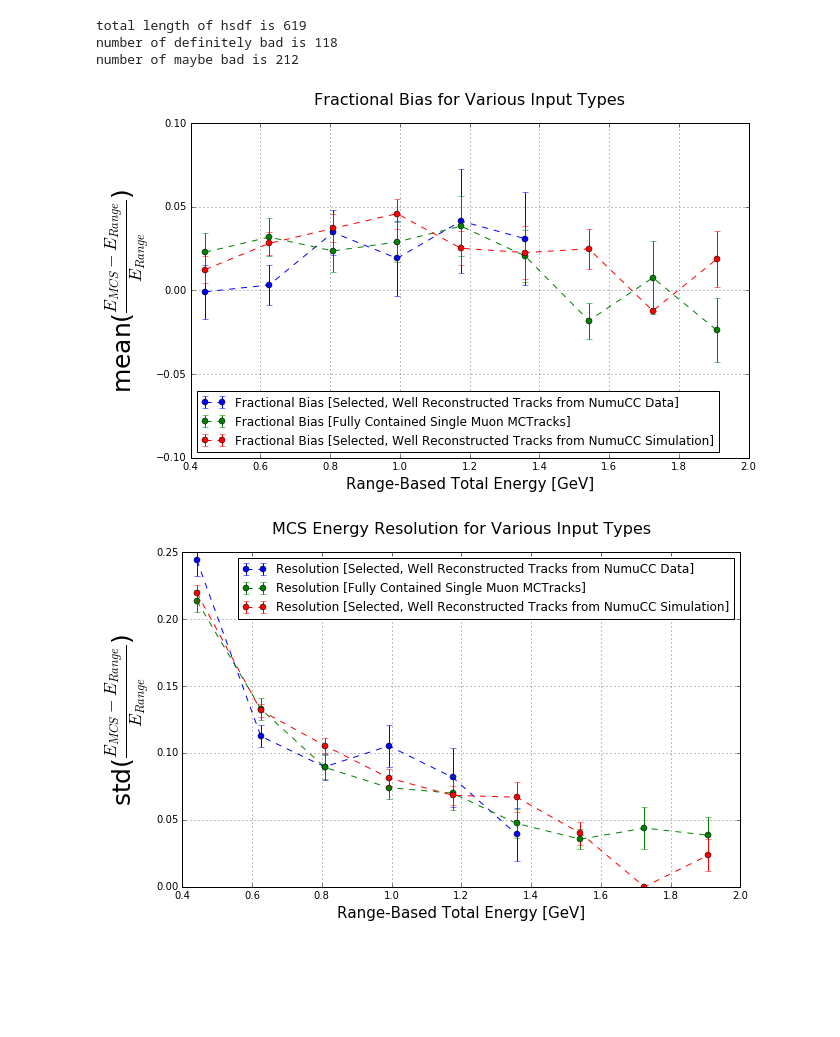
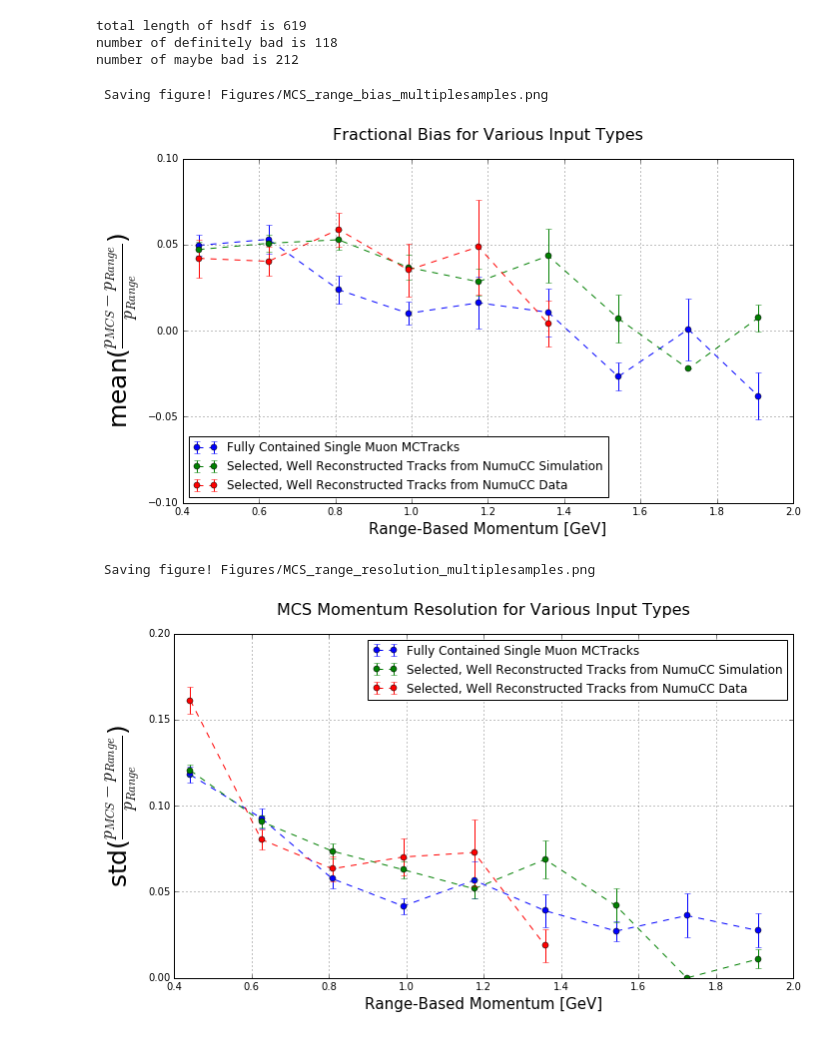
Before and after one commit to kaleko/MCS_Technote, a Jupyter notebook: MCS_resolution_overlays.ipynb, the cells around one changed output. Saved outputs shown, nothing was run; the diff lists cells and outputs as text; code cells hidden in the pictures; blank space fills up the shorter version.

Commit message:
updating all ipynbs... with the correct anafiles they all work to save all plots automatically

```diff
--- a/MCS_resolution_overlays.ipynb
+++ b/MCS_resolution_overlays.ipynb
@@ -16,26 +18,32 @@ anatypes = ['singletrack_data', 'singlemu_mctracks', 'singletrack_MC']
 # %%
 titles = {
-           'singlemu_mctracks'   : 'Fully Contained Single Muon MCTracks',
-           'singlemu_recotracks' : 'Fully Contained, Well Reconstructed Single Muon Tracks',
-           'singletrack_data'    : 'Selected, Well Reconstructed Tracks from NumuCC Data',
-           'full_range_energy'   : 'Range-Based Total Energy [GeV]',
-           'singletrack_MC'      : 'Selected, Well Reconstructed Tracks from NumuCC Simulation',
-           'full_MCS_energy'     : 'MCS Total Energy [GeV]',
-           'true_E'              : 'True Total Energy [GeV]'
+           'SingleMuonMCTrack'        : 'Fully Contained Single Muon MCTracks',
+           'SingleMuonRecoTrack'      : 'Fully Contained, Well Reconstructed Single Muon Tracks',
+           'DataBNBSelectedRecoTrack' : 'Selected, Well Reconstructed Tracks from NumuCC Data',
+           'MCBNBSelectedRecoTrack'   : 'Selected, Well Reconstructed Tracks from NumuCC Simulation',
+           'MCBNBRecoTrack'           : 'MC numuCC BNB Truth-Selected, Well Reconstructed Tracks',
+           'full_MCS_energy'          : 'MCS Total Energy [GeV]',
+           'full_range_energy'        : 'Range-Based Total Energy [GeV]',
+           'full_MCS_momentum'        : 'MCS Momentum [GeV]',
+           'full_range_momentum'      : 'Range-Based Momentum [GeV]',
+           'true_E'                   : 'True Total Energy [GeV]'
          }
 
 latextitles = {
            'full_range_energy'   : 'E_{Range}',
+           'full_range_momentum' : 'p_{Range}',
            'full_MCS_energy'     : 'E_{MCS}',
+           'full_MCS_momentum'   : 'p_{MCS}',
            'true_E'              : 'E_{True}'
          }
 # %%
-seglen = 20
+seglen = 10
+filedir = 'anafiles/'
 
 df_dict = {}
 
 for anatype in anatypes:
-    myfile = 'MCSBiasStudy_%s_anaout_%dcmseg_2res_bothscatters.root' %( anatype, seglen )
+    myfile = 'MCSBiasStudy_%s_anaout_%dcmseg_2res_bothscatters_nonrelfix.root' %( anatype, seglen )
     #This df has track-by-track information (MCS energy, range energy, etc)
     df_dict[anatype] = pd.DataFrame( root2array ( filedir + myfile, 'MCS_bias_tree' ) )
 
@@ -45,7 +53,7 @@ for anatype in anatypes:
     df_dict[anatype] = df_dict[anatype].merge(driverdf, on=['run','subrun','eventid'])
 # %%
 #Read in handscan info if working with data
-filedir = '/Users/davidkaleko/Desktop/'
+filedir = 'handscan_results/'
 myfile = 'handscan_results_kaleko.csv'
 
 hsdf = pd.read_csv(filedir + myfile,index_col=False)
@@ -76,15 +84,16 @@ hsdf['run'] = hsdf['Run']
 hsdf['subrun'] = hsdf['Subrun']
 hsdf['eventid'] = hsdf['Event_ID']
 
-df_dict['singletrack_data'] = df_dict['singletrack_data'].merge(hsdf, on=['run','subrun','eventid'])
+df_dict['DataBNBSelectedRecoTrack'] = df_dict['DataBNBSelectedRecoTrack']\
+                                        .merge(hsdf, on=['run','subrun','eventid'])
 # %% [output]
 total length of hsdf is 619
 number of definitely bad is 118
 number of maybe bad is 212
 # %%
 #reco-true/true
-def fractional_bias_plots(xvar = 'full_range_energy', xbins = np.linspace(0.35,1,10),
-                   yvar = 'full_MCS_energy', plot_bin_distributions = False, extraquery = None):
+def fractional_bias_plots(xvar = 'full_range_momentum', xbins = np.linspace(0.35,1,10),
+                   yvar = 'full_MCS_momentum', plot_bin_distributions = False, extraquery = None):
 
     plt.figure(figsize=(10,6))
     binning = xbins
@@ -103,9 +112,9 @@ def fractional_bias_plots(xvar = 'full_range_energy', xbins = np.linspace(0.35,1
 
             myquery = '%s > %f and %s < %f'%(xvar,binmin,xvar,binmax)
 
-            if anatype == 'singletrack_data':
+            if anatype == 'DataBNBSelectedRecoTrack':
                 myquery += ' and not maybe_bad'
-            if anatype == 'singletrack_MC':
+            if anatype == 'MCBNBSelectedRecoTrack':
                 myquery += ' and (MCT_PDG == 13 or MCT_PDG == -13)'
 
             if extraquery is not None:
@@ -122,16 +131,21 @@ def fractional_bias_plots(xvar = 'full_range_energy', xbins = np.linspace(0.35,1
             myerrs.append( myerr )
 
 
-        plt.errorbar(bincenters[:-1],myreses,yerr=myerrs,fmt='o--',label='Fractional Bias [%s]' % titles[anatype])
+        plt.errorbar(bincenters[:-1],myreses,yerr=myerrs,fmt='o--',label='%s' % titles[anatype])
     plt.ylabel('mean($\\frac{%s - %s}{%s}$)'%(latextitles[yvar],latextitles[xvar],latextitles[xvar]),fontsize=25)
     plt.xlabel('%s'%titles[xvar],fontsize=15)
     plt.grid(True)
     plt.legend(loc='best')
     t = plt.title('Fractional Bias for Various Input Types',fontsize=16)
     t.set_y(1.04)
+    if write_figures:
+        plt.tight_layout()
+        print " Saving figure!",figdir+'MCS_range_bias_multiplesamples.png'
+        plt.savefig(figdir + 'MCS_range_bias_multiplesamples.png')
 # %%
-fractional_bias_plots(xvar='full_range_energy',xbins=np.linspace(0.35,2,10))
+fractional_bias_plots(xvar='full_range_momentum',xbins=np.linspace(0.35,2,10))
 blah = plt.ylim((-.1,.1))
 # %% [output]
+ Saving figure! Figures/MCS_range_bias_multiplesamples.png
-[figure, old version]
+[figure, new version]
 # %%
@@ -184,5 +203,6 @@ def fractional_resolution_plots(xvar = 'full_range_energy', xbins = np.linspace(
 # %%
-fractional_resolution_plots(xvar='full_range_energy',xbins=np.linspace(0.35,2,10))
-blah = plt.ylim((0,0.25))
+fractional_resolution_plots(xvar='full_range_momentum',xbins=np.linspace(0.35,2,10))
+blah = plt.ylim((0,0.20))
 # %% [output]
+ Saving figure! Figures/MCS_range_resolution_multiplesamples.png
-[figure, old version]
+[figure, new version]
```
Also changed, not shown: parts of 3 cells of this notebook, 6 other files.
